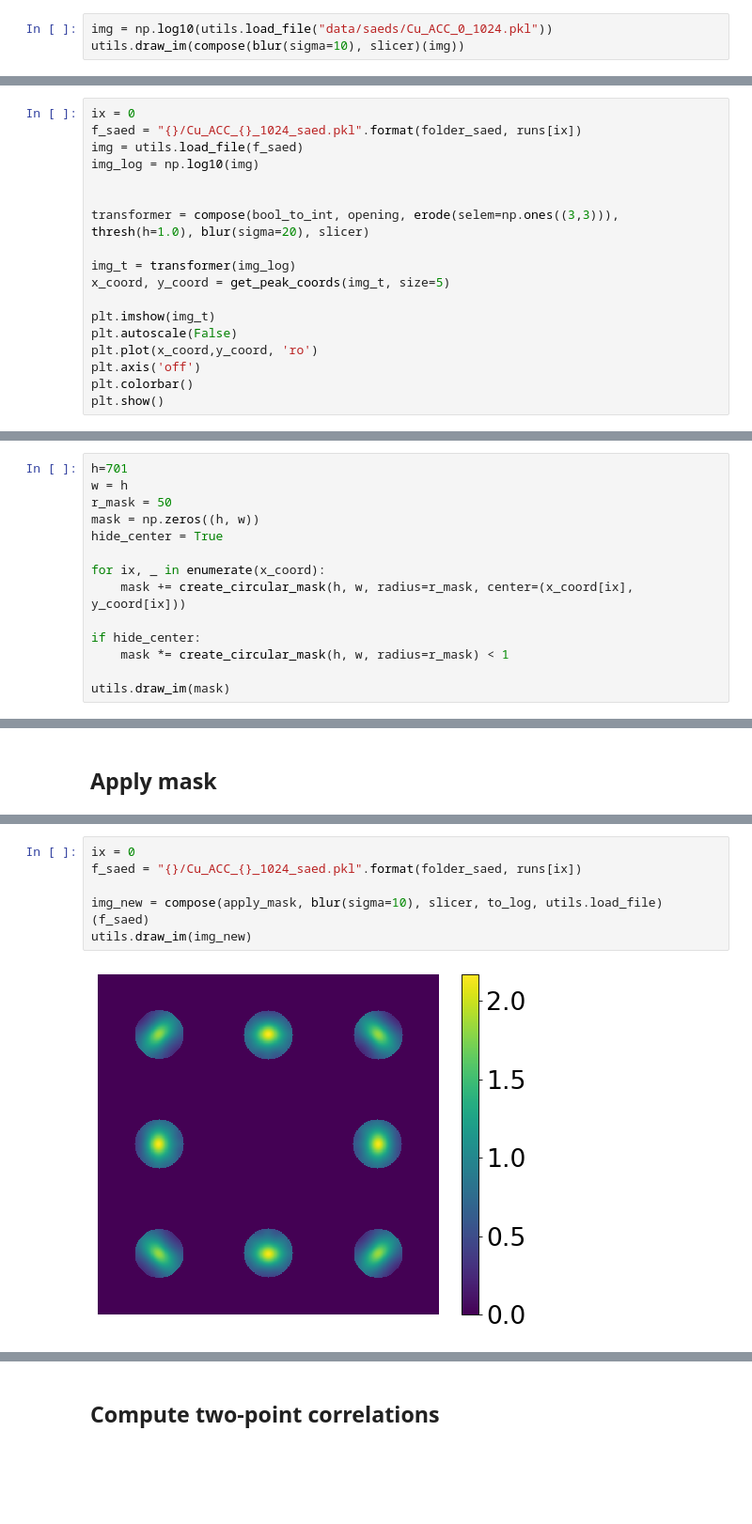
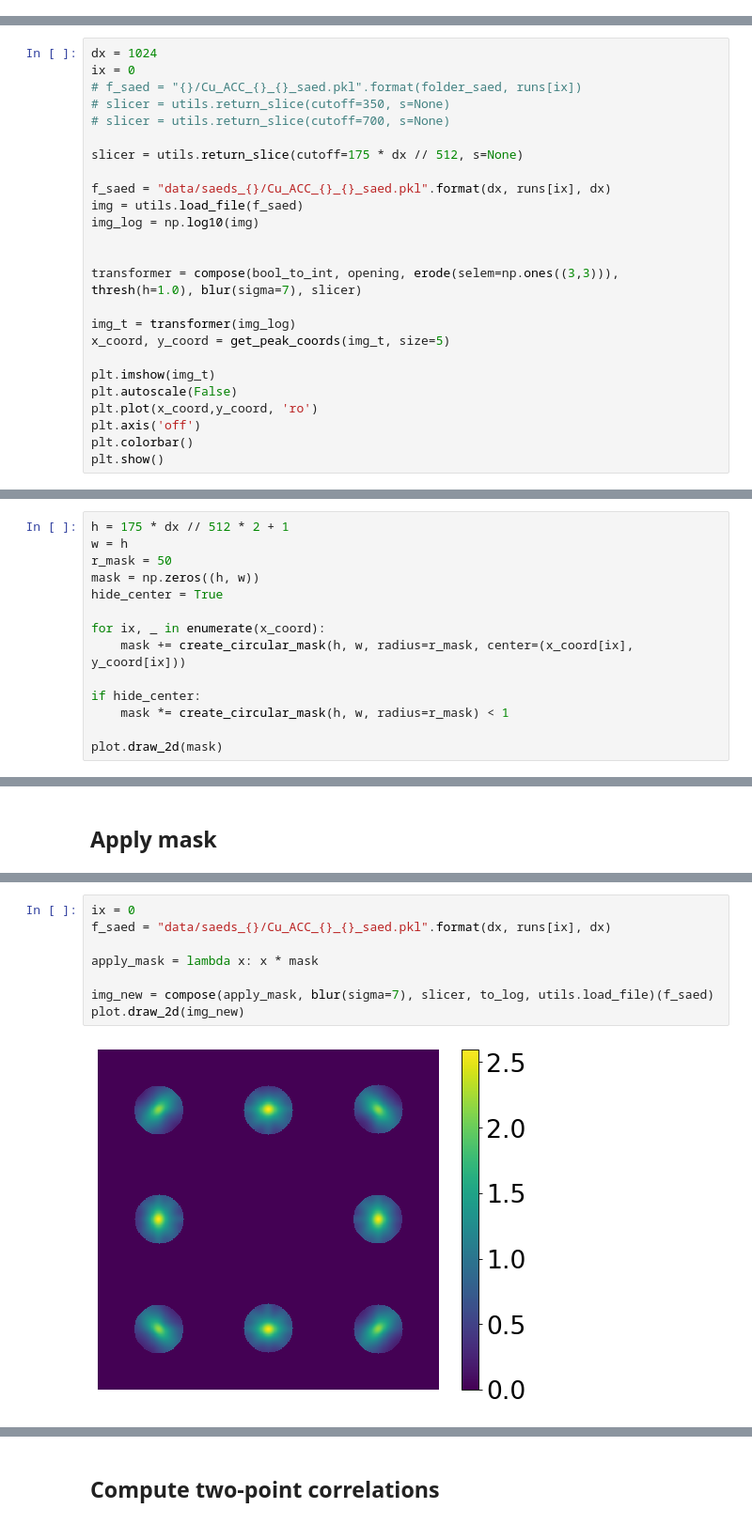
Before and after one commit to auag92/collision, a Jupyter notebook: nbks-SAED-image-analysis.ipynb, the cells around one changed output, grey strips where cells are left out. Shown at 94% size. Drawn from its saved outputs; the diff is of its cells as text; blank space fills up the shorter version.

```diff
--- a/nbks-SAED-image-analysis.ipynb
+++ b/nbks-SAED-image-analysis.ipynb
@@ -226,6 +238,3 @@ fig.tight_layout()
 plt.show()
 # %% [output]
 [figure]
-# %%
-img = np.log10(utils.load_file("data/saeds/Cu_ACC_0_1024.pkl"))
-utils.draw_im(compose(blur(sigma=10), slicer)(img))
@@ -234,13 +241,20 @@ utils.draw_im(compose(blur(sigma=10), slicer)(img))
 # %% [markdown]
 ## Identify peak coordinates
 # %%
+dx = 1024
 ix = 0
-f_saed = "{}/Cu_ACC_{}_1024_saed.pkl".format(folder_saed, runs[ix])
+# f_saed = "{}/Cu_ACC_{}_{}_saed.pkl".format(folder_saed, runs[ix])
+# slicer = utils.return_slice(cutoff=350, s=None)
+# slicer = utils.return_slice(cutoff=700, s=None)
+
+slicer = utils.return_slice(cutoff=175 * dx // 512, s=None)
+
+f_saed = "data/saeds_{}/Cu_ACC_{}_{}_saed.pkl".format(dx, runs[ix], dx)
 img = utils.load_file(f_saed)
 img_log = np.log10(img)
 
 
-transformer = compose(bool_to_int, opening, erode(selem=np.ones((3,3))), thresh(h=1.0), blur(sigma=20), slicer)
+transformer = compose(bool_to_int, opening, erode(selem=np.ones((3,3))), thresh(h=1.0), blur(sigma=7), slicer)
 
 img_t = transformer(img_log)
 x_coord, y_coord = get_peak_coords(img_t, size=5)
@@ -256,5 +270,5 @@ plt.show()
 # %%
-h=701
+h = 175 * dx // 512 * 2 + 1
 w = h
 r_mask = 50
 mask = np.zeros((h, w))
@@ -266,7 +280,7 @@ for ix, _ in enumerate(x_coord):
 if hide_center:
     mask *= create_circular_mask(h, w, radius=r_mask) < 1
 
-utils.draw_im(mask)
+plot.draw_2d(mask)
 # %% [output]
 [figure]
 # %% [markdown]
@@ -276,9 +288,11 @@ apply_mask = lambda x: x * mask
 # %%
 ix = 0
-f_saed = "{}/Cu_ACC_{}_1024_saed.pkl".format(folder_saed, runs[ix])
+f_saed = "data/saeds_{}/Cu_ACC_{}_{}_saed.pkl".format(dx, runs[ix], dx)
 
-img_new = compose(apply_mask, blur(sigma=10), slicer, to_log, utils.load_file)(f_saed)
-utils.draw_im(img_new)
+apply_mask = lambda x: x * mask
+
+img_new = compose(apply_mask, blur(sigma=7), slicer, to_log, utils.load_file)(f_saed)
+plot.draw_2d(img_new)
 # %% [output]
-[figure, old version]
+[figure, new version]
 # %%
```
Also changed, not shown: parts of 11 cells of this notebook, 7 other files.
